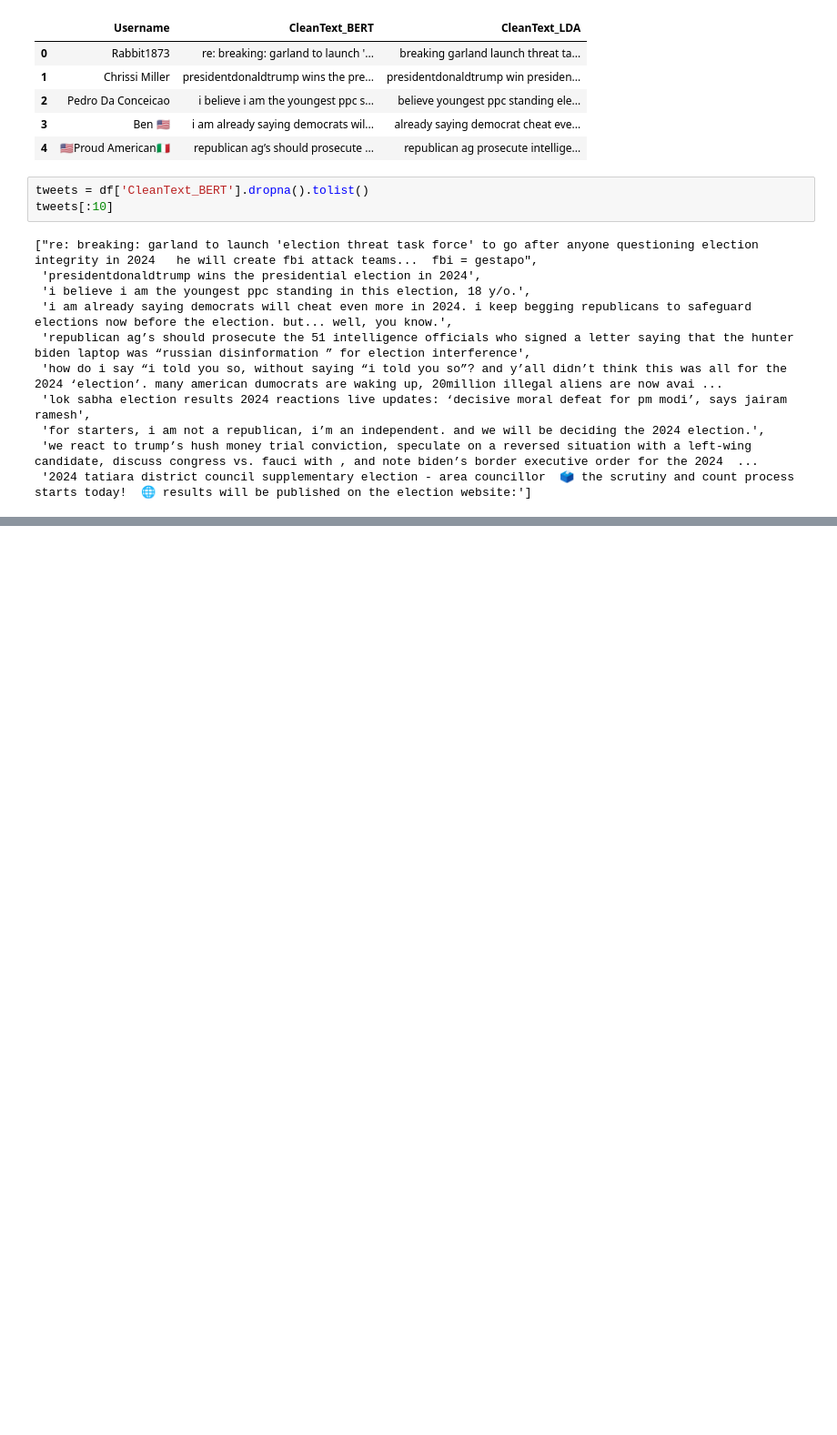
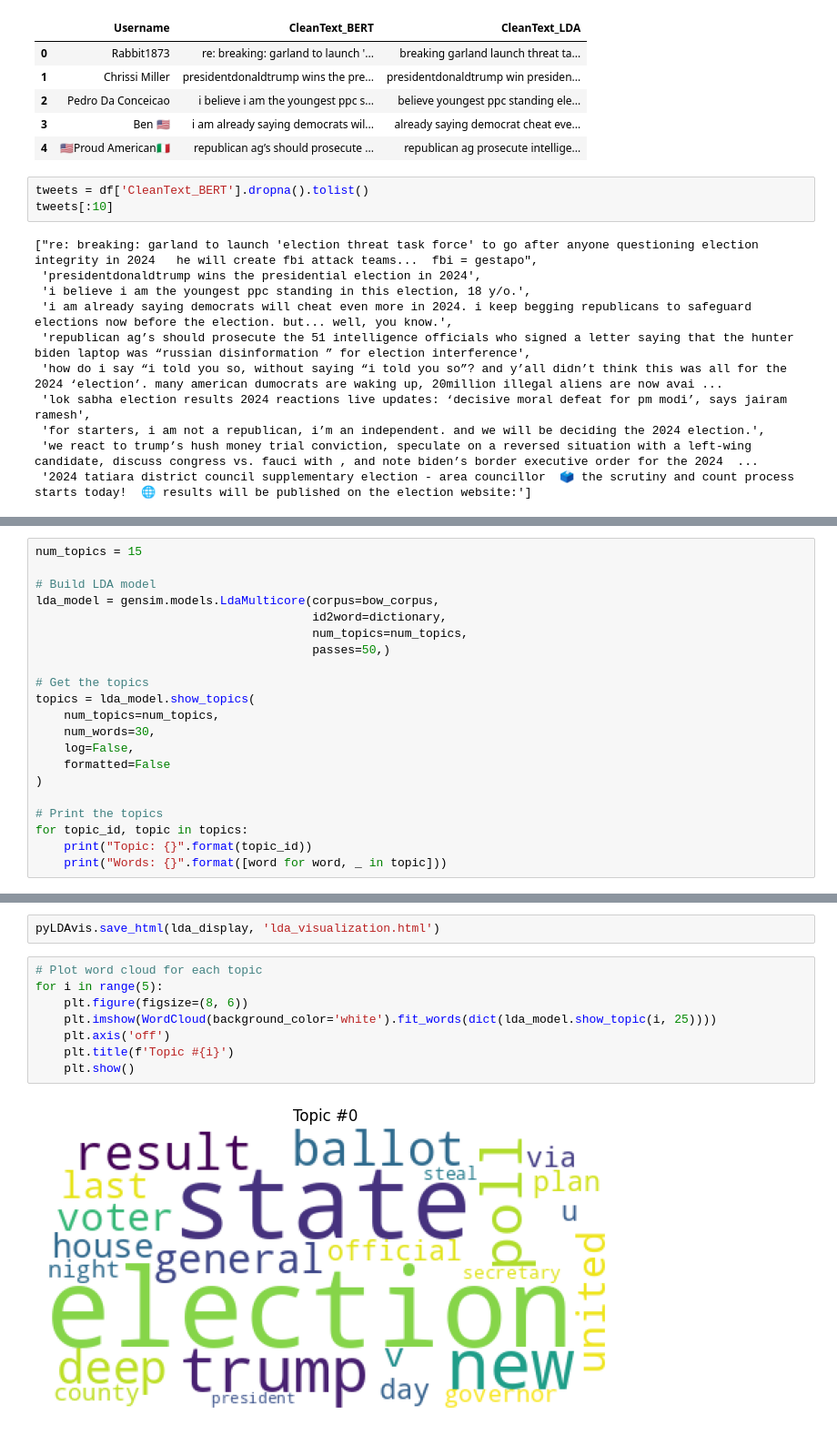
Before and after one commit to fatimagulomova/twitter-topic-extraction, a Jupyter notebook: extract-prevalent-topics-from-twitter.ipynb, the cells around one changed output, grey strips where cells are left out. Shown at 91% size. Cells and saved outputs as stored; diff of their text form; blank space fills up the shorter version.

```diff
--- a/extract-prevalent-topics-from-twitter.ipynb
+++ b/extract-prevalent-topics-from-twitter.ipynb
@@ -768,0 +926,21 @@ model.get_representative_docs()
+# %%
+num_topics = 15
+
+# Build LDA model
+lda_model = gensim.models.LdaMulticore(corpus=bow_corpus,
+                                       id2word=dictionary,
+                                       num_topics=num_topics,
+                                       passes=50,)
+
+# Get the topics
+topics = lda_model.show_topics(
+    num_topics=num_topics,
+    num_words=30,
+    log=False,
+    formatted=False
+)
+
+# Print the topics
+for topic_id, topic in topics:
+    print("Topic: {}".format(topic_id))
+    print("Words: {}".format([word for word, _ in topic]))
@@ -768,0 +1027,12 @@ model.get_representative_docs()
+# %%
+pyLDAvis.save_html(lda_display, 'lda_visualization.html')
+# %%
+# Plot word cloud for each topic
+for i in range(5):
+    plt.figure(figsize=(8, 6))
+    plt.imshow(WordCloud(background_color='white').fit_words(dict(lda_model.show_topic(i, 25))))
+    plt.axis('off')
+    plt.title(f'Topic #{i}')
+    plt.show()
+# %% [output]
+[figure, added]
```
Also changed, not shown: parts of 51 cells of this notebook.
